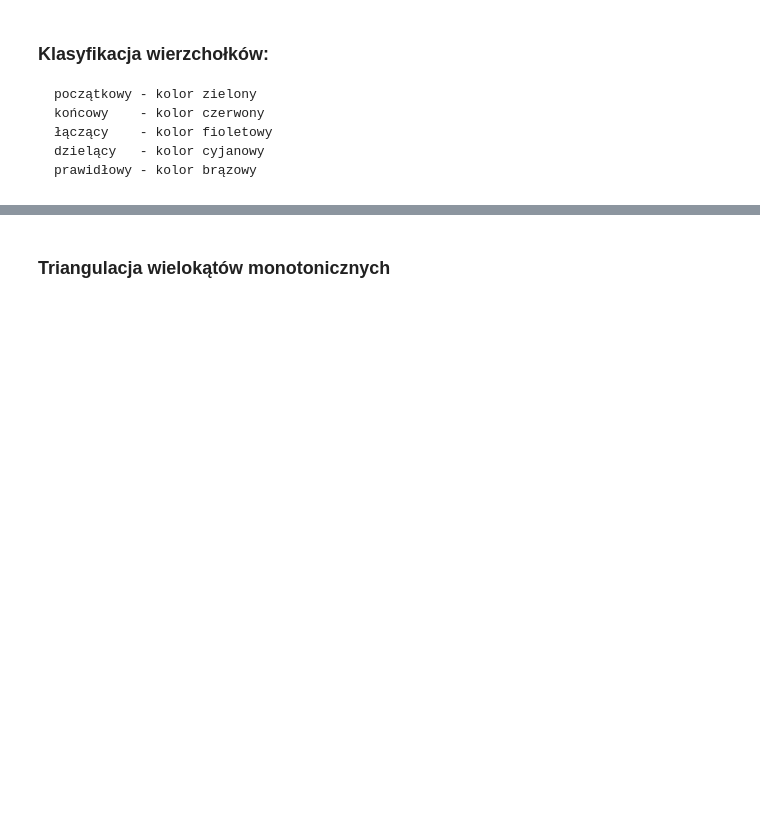
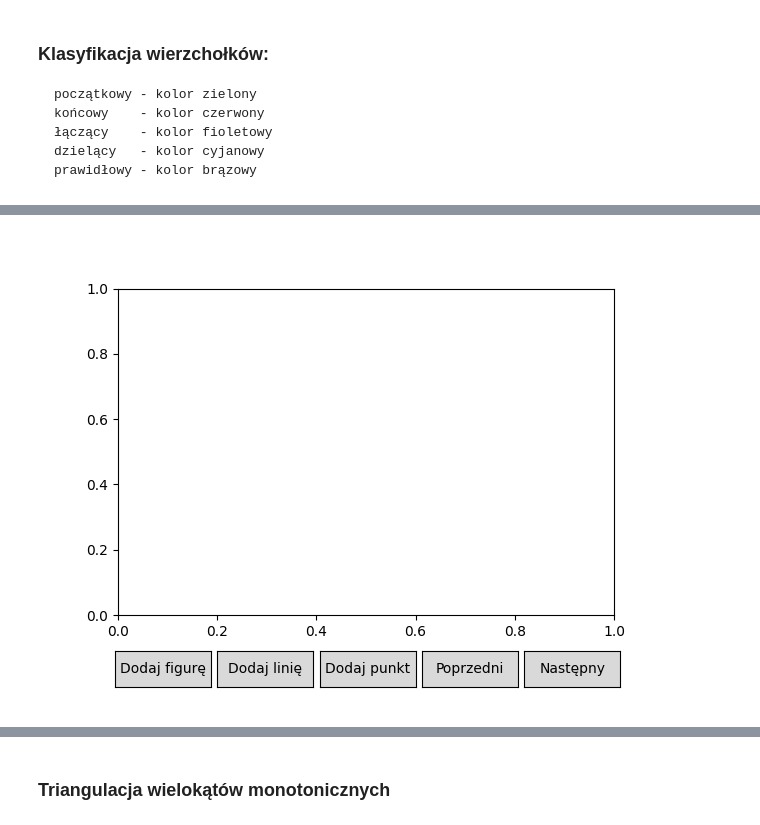
Before and after one commit to Panyloi/Geometric-Algorithms, a Jupyter notebook: lab_3/koc_kod_3.ipynb, the cells around one changed output, grey strips where cells are left out. Drawn from its saved outputs; the diff is of its cells as text; code cells hidden in the pictures; blank space fills up the shorter version.

Commit message:
improved implementatin and added returning set of new lines

```diff
--- a/lab_3/koc_kod_3.ipynb
+++ b/lab_3/koc_kod_3.ipynb
@@ -693,6 +702,6 @@ plot_1.draw()
 [interactive output not drawn]
 [interactive output not drawn]
 # %%
-plot_2 = Plot(scenes = verticesOfPolygon(lines2))
+plot_2 = Plot(scenes = verticesOfPolygon(lines1))
 plot_2.draw()
 # %% [output]
@@ -701,3 +708,4 @@ plot_2.draw()
+[figure, added]
 # %%
 plot_3 = Plot(scenes = verticesOfPolygon(lines3))
 plot_3.draw()
```
Also changed, not shown: parts of 14 cells of this notebook.
